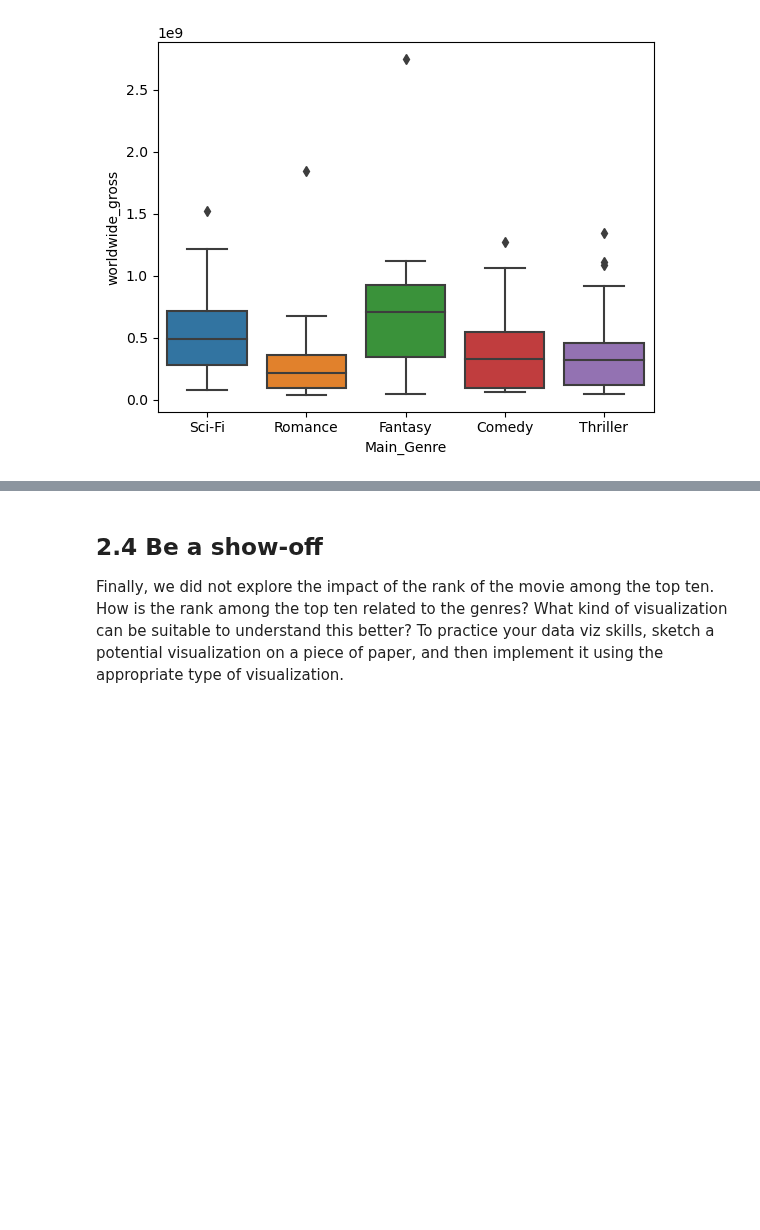
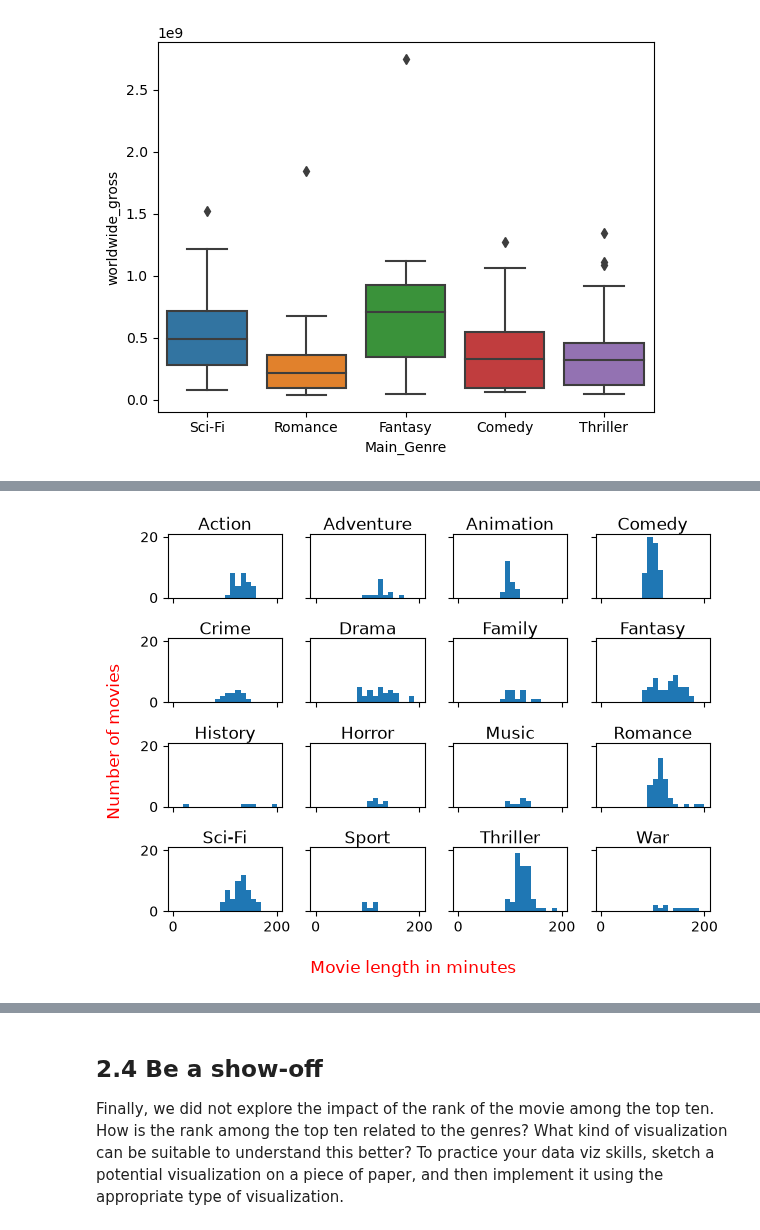
Before and after one commit to floribau/EPFL-ADA-2026, a Jupyter notebook: Exercises/02 - Data viz and data from the web/Becoming a DataVizard exercise.ipynb, the cells around one changed output, grey strips where cells are left out. Cells and saved outputs as stored; diff of their text form; code cells hidden in the pictures; blank space fills up the shorter version.

```diff
--- a/Exercises/02 - Data viz and data from the web/Becoming a DataVizard exercise.ipynb
+++ b/Exercises/02 - Data viz and data from the web/Becoming a DataVizard exercise.ipynb
@@ -205,2 +258,3 @@ In the next three excercises, you are provided with descriptions and rough sketc
 # %%
 # Calculate stats by genre here
+movies_grouped = movies.groupby(movies.Main_Genre)
@@ -210,0 +261,15 @@ In the next three excercises, you are provided with descriptions and rough sketc
+# %%
+# Write your code to make 4x4 panel here
+fig, axs = plt.subplots(4,4, sharex=True, sharey=True)
+
+fig.supxlabel('Movie length in minutes', color='red')
+fig.supylabel('Number of movies', color='red')
+
+for idx, (genre, group) in enumerate(movies_grouped):
+    ax = axs.flat[idx]
+    ax.hist(group.length, range=[0,200], bins=20)
+    ax.set_title(genre, verticalalignment='top')
+
+plt.tight_layout()
+# %% [output]
+[figure, added]
```
Also changed, not shown: parts of 30 cells of this notebook.
